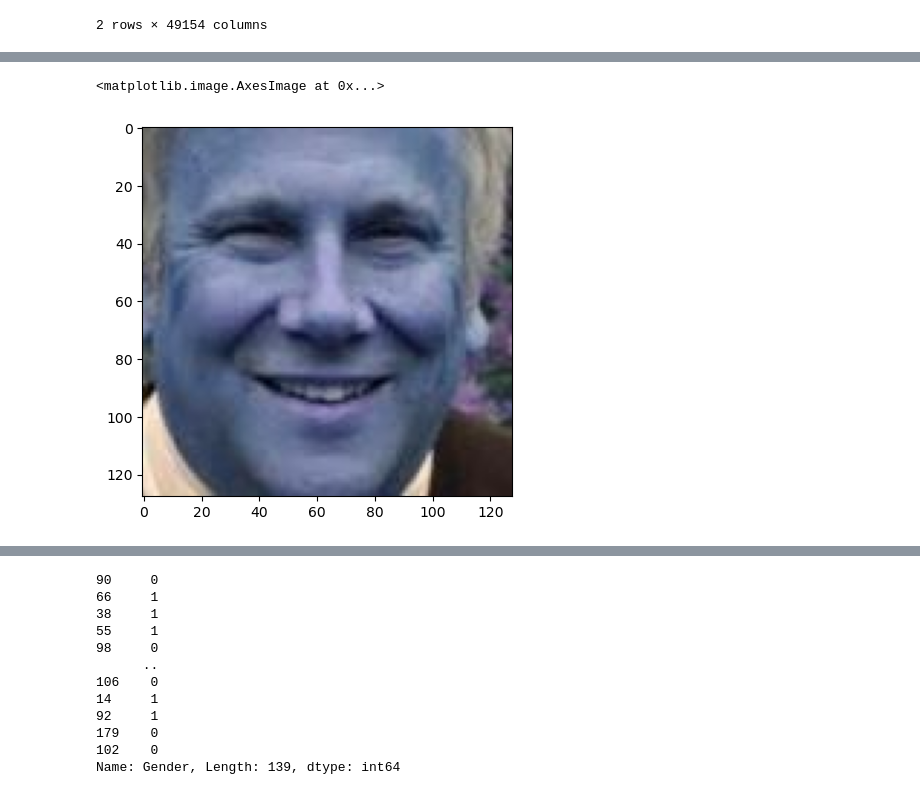
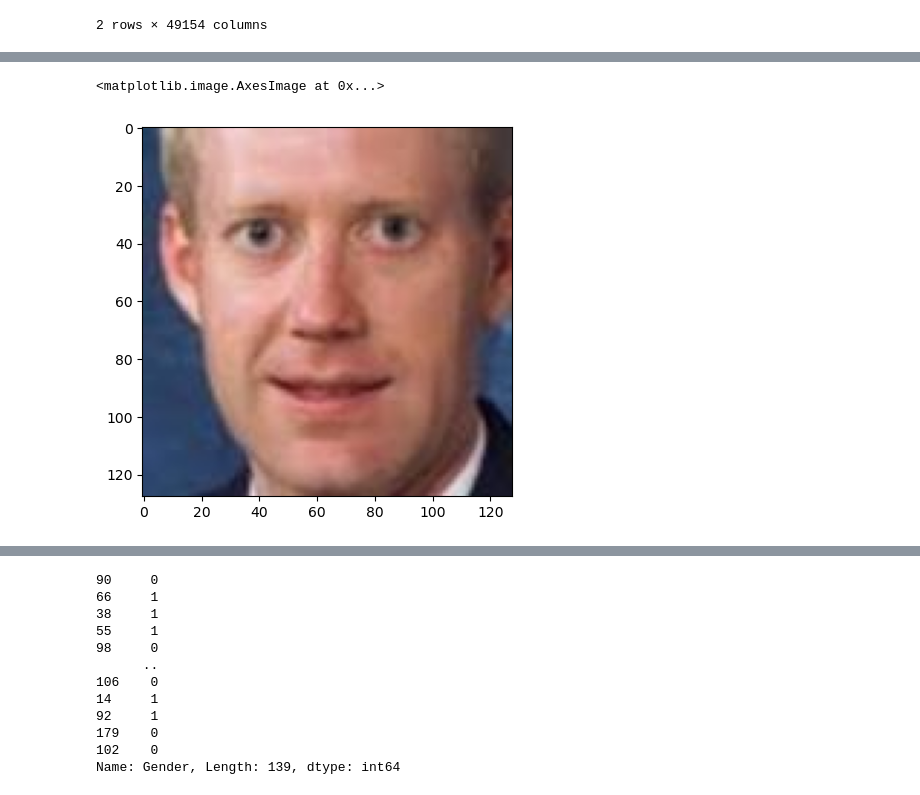
Before and after one commit to shekharbiswas/Multi-CNN, a Jupyter notebook: test.ipynb, the cells around one changed output, grey strips where cells are left out. Drawn from its saved outputs; the diff is of its cells as text; code cells hidden in the pictures.

```diff
--- a/test.ipynb
+++ b/test.ipynb
@@ -95,5 +96,7 @@ image_shape = (image_rows,image_cols,3)
 train_data = np.array(X_train, dtype = 'float32')
 test_data = np.array(X_test, dtype='float32')
 
+train_data = train_data.reshape(train_data.shape[0],*image_shape)
+test_data = test_data.reshape(test_data.shape[0],*image_shape)
 
 #x_validate = x_validate.reshape(x_validate.shape[0],*image_shape)
@@ -121,10 +103,11 @@ array([[[103., 103.,  97.],
 # %%
 # how to check train / test data
 
-cv2.imwrite('color_img.jpg', train_data[0])
+cv2.imwrite('color_img.jpg', test_data[0])
 img = cv2.imread("color_img.jpg")
+img = cv2.cvtColor(img, cv2.COLOR_BGR2RGB)
 
 plt.imshow(img)
 # %% [output]
 <matplotlib.image.AxesImage at 0x...>
-[figure, old version]
+[figure, new version]
```
Also changed, not shown: parts of 16 cells of this notebook, 1 other file.
